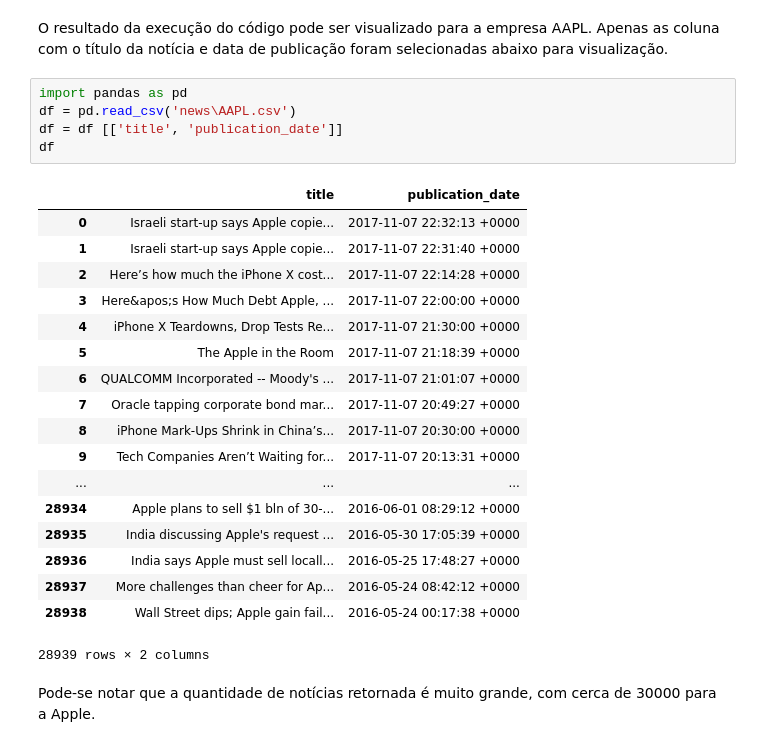
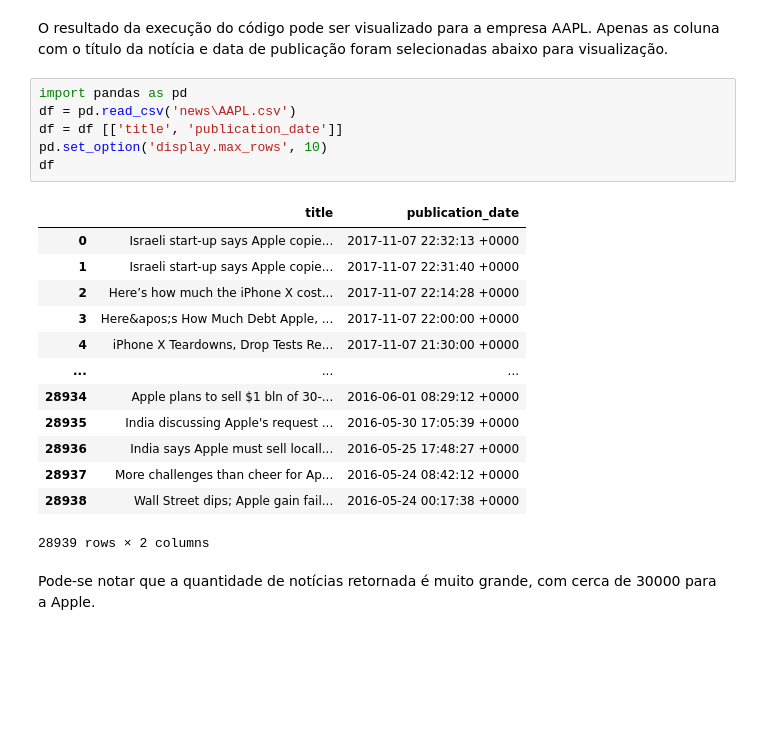
Before and after one commit to fabiograssiotto/stocks_proj, a Jupyter notebook: Stocks.ipynb, the cells around one changed output. Saved outputs shown, nothing was run; the diff lists cells and outputs as text; blank space fills up the shorter version.

```diff
--- a/Stocks.ipynb
+++ b/Stocks.ipynb
@@ -78,20 +80,16 @@ O resultado da execução do código pode ser visualizado para a empresa AAPL. A
 # %%
 import pandas as pd
 df = pd.read_csv('news\AAPL.csv')
 df = df [['title', 'publication_date']]
+pd.set_option('display.max_rows', 10)
 df
 # %% [output]
 |  | title | publication_date |
 | 0 | Israeli start-up says Apple copie... | 2017-11-07 22:32:13 +0000 |
 | 1 | Israeli start-up says Apple copie... | 2017-11-07 22:31:40 +0000 |
 | 2 | Here’s how much the iPhone X cost... | 2017-11-07 22:14:28 +0000 |
 | 3 | Here&apos;s How Much Debt Apple, ... | 2017-11-07 22:00:00 +0000 |
 | 4 | iPhone X Teardowns, Drop Tests Re... | 2017-11-07 21:30:00 +0000 |
-| 5 | The Apple in the Room | 2017-11-07 21:18:39 +0000 |
-| 6 | QUALCOMM Incorporated -- Moody's ... | 2017-11-07 21:01:07 +0000 |
-| 7 | Oracle tapping corporate bond mar... | 2017-11-07 20:49:27 +0000 |
-| 8 | iPhone Mark-Ups Shrink in China’s... | 2017-11-07 20:30:00 +0000 |
-| 9 | Tech Companies Aren’t Waiting for... | 2017-11-07 20:13:31 +0000 |
 | ... | ... | ... |
 | 28934 | Apple plans to sell $1 bln of 30-... | 2016-06-01 08:29:12 +0000 |
 | 28935 | India discussing Apple's request ... | 2016-05-30 17:05:39 +0000 |
```
Also changed, not shown: parts of 2 cells of this notebook.
